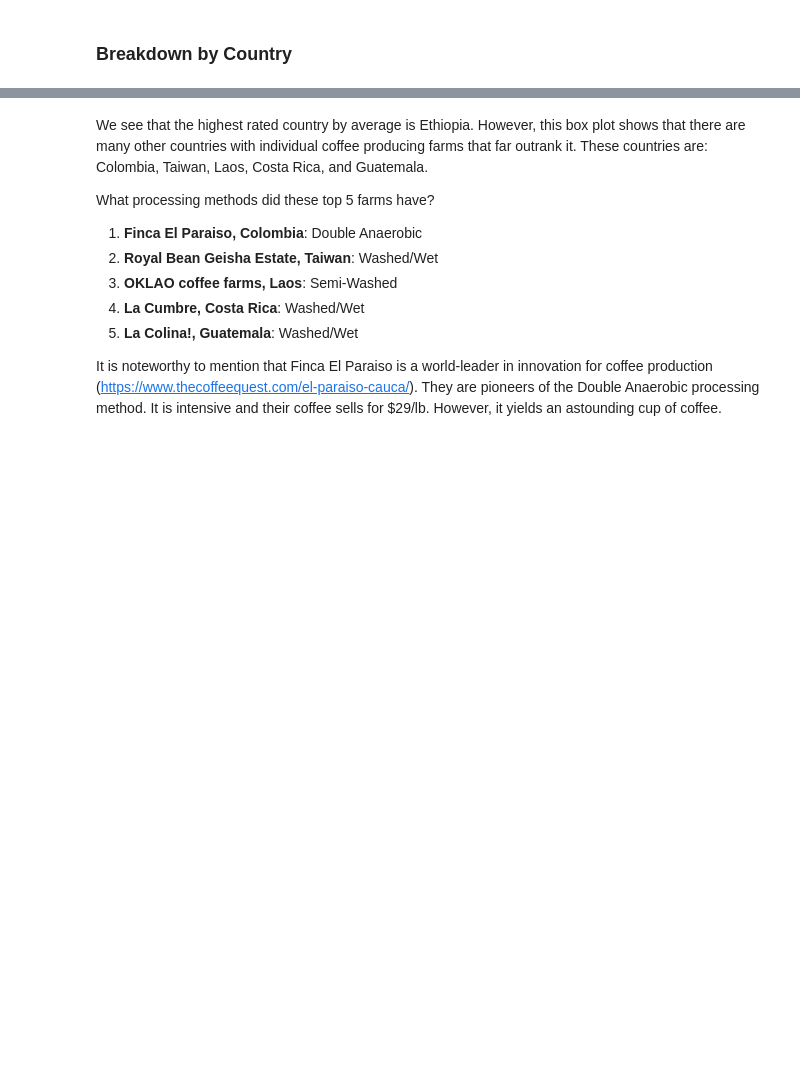
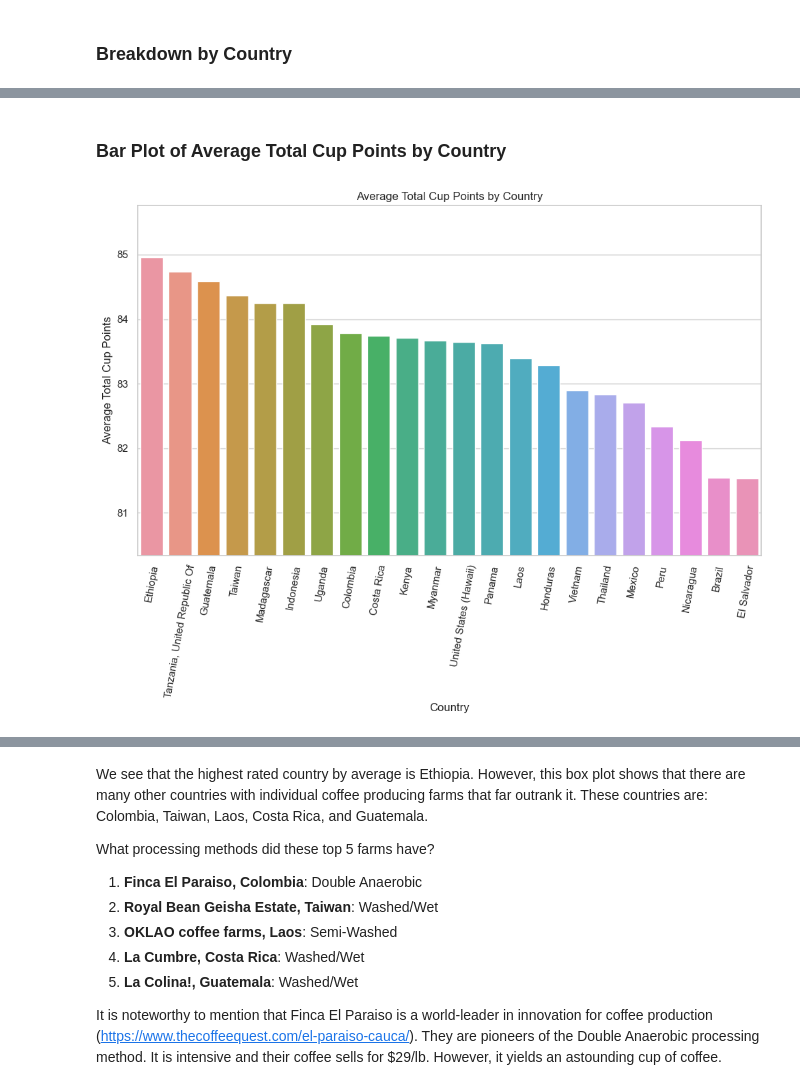
Before and after one commit to sebastianlortiz/Coffee-Data-Visualization-Project, a Jupyter notebook: Coffee Project.ipynb, the cells around one changed output, grey strips where cells are left out. Saved outputs shown, nothing was run; the diff lists cells and outputs as text; code cells hidden in the pictures; blank space fills up the shorter version.

```diff
--- a/Coffee Project.ipynb
+++ b/Coffee Project.ipynb
@@ -322,0 +362,21 @@ plt.show()
+# %% [markdown]
+### Bar Plot of Average Total Cup Points by Country
+# %%
+avg_points_by_country = df.groupby('Country of Origin')['Total Cup Points'].mean().reset_index()
+avg_points_by_country = avg_points_by_country.sort_values(by='Total Cup Points', ascending=False)
+
+plt.figure(figsize=(10,8))
+sns.barplot(x='Country of Origin', y='Total Cup Points', data=avg_points_by_country)
+
+plt.title('Average Total Cup Points by Country')
+plt.xlabel('Country')
+plt.ylabel('Average Total Cup Points')
+
+plt.ylim(df['Total Cup Points'].min()*1.03, df['Total Cup Points'].max()*.96)
+
+plt.xticks(rotation=80)
+
+plt.tight_layout()
+plt.show()
+# %% [output]
+[figure, added]
```
Also changed, not shown: parts of 74 cells of this notebook, 1 other file.
